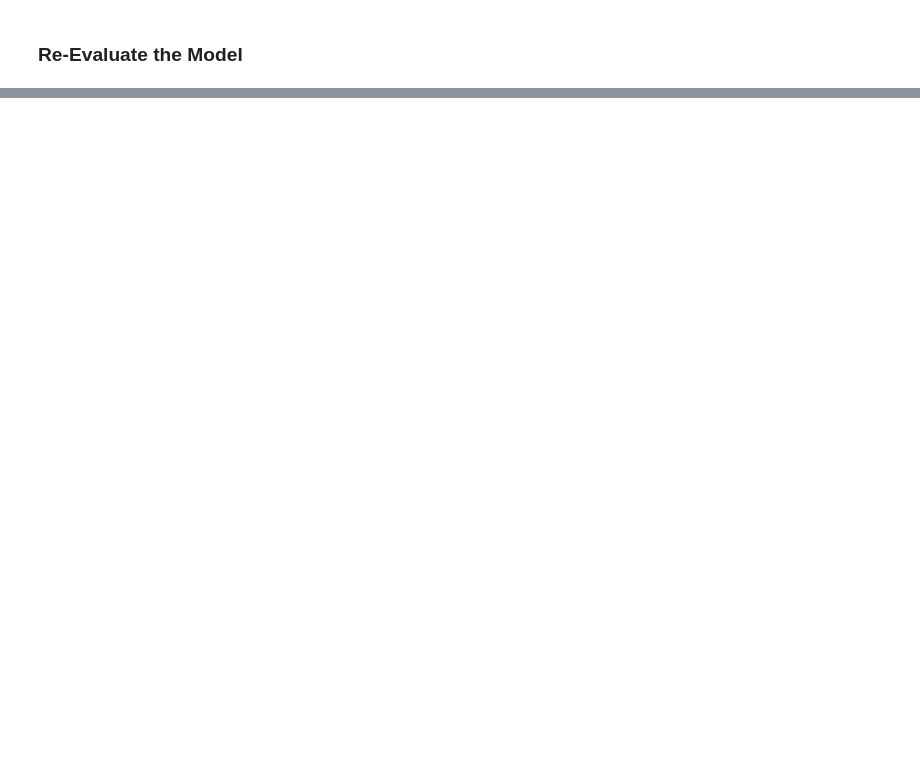
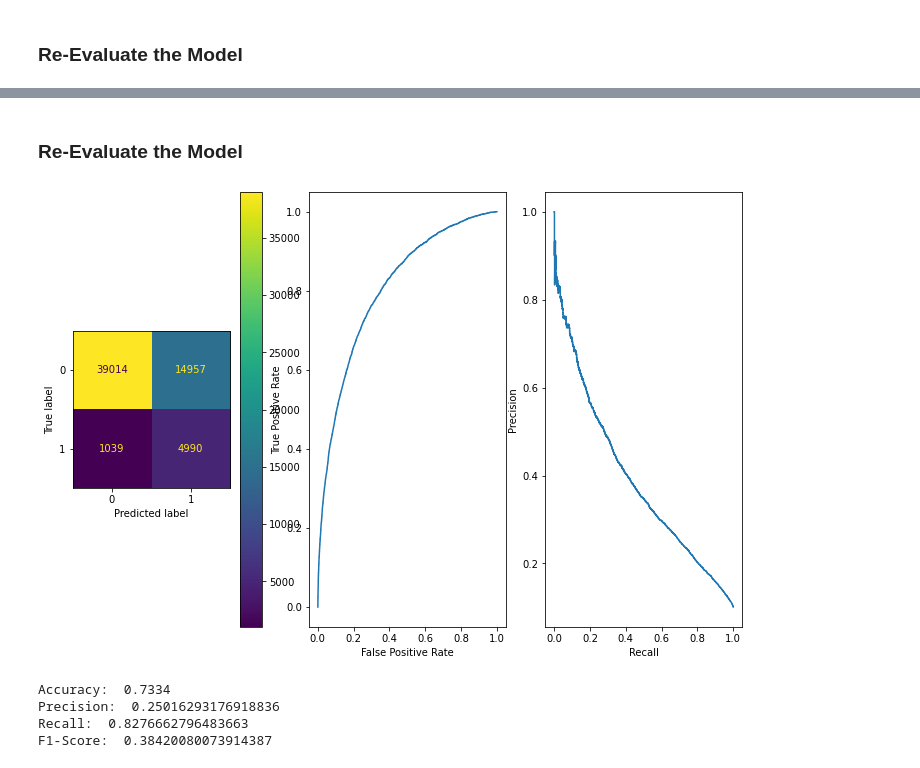
Before and after one commit to matety/ucsd-mle-bootcamp-capstone, a Jupyter notebook: Logistic_Regression_Model.ipynb, the cells around one changed output, grey strips where cells are left out. Drawn from its saved outputs; the diff is of its cells as text; code cells hidden in the pictures; blank space fills up the shorter version.

```diff
--- a/Logistic_Regression_Model.ipynb
+++ b/Logistic_Regression_Model.ipynb
@@ -251,0 +339,45 @@ print("F1-Score: ", f1_score(y_test, y_pred, pos_label=lr_tuned.classes_[1]))
+# %% [markdown]
+### Re-Evaluate the Model
+# %%
+from sklearn.metrics import roc_curve, confusion_matrix, auc
+from sklearn.metrics import ConfusionMatrixDisplay
+from sklearn.metrics import roc_curve
+from sklearn.metrics import RocCurveDisplay
+from sklearn.metrics import precision_recall_curve
+from sklearn.metrics import PrecisionRecallDisplay
+from sklearn.metrics import precision_score, recall_score, f1_score
+
+# Confusion Matrix
+y_pred_downsampled = lr_tuned_downsampled.predict(X_test_scaled)
+cm = confusion_matrix(y_test, y_pred_downsampled)
+cm_display = ConfusionMatrixDisplay(cm)
+
+# ROC Curve
+y_score_downsampled = lr_tuned_downsampled.decision_function(X_test)
+
+fpr_downsampled, tpr_downsampled, _ = roc_curve(y_test, y_score_downsampled, pos_label=lr_tuned_downsampled.classes_[1])
+roc_display = RocCurveDisplay(fpr=fpr_upsampled, tpr=tpr_upsampled)
+
+# Precision-Recall Curve
+prec_downsampled, recall_downsampled, _ = precision_recall_curve(y_test, y_score_downsampled, pos_label=lr_tuned_downsampled.classes_[1])
+pr_display = PrecisionRecallDisplay(precision=prec, recall=recall)
+
+fig, (ax1, ax2, ax3) = plt.subplots(1, 3, figsize=(12, 8))
+
+cm_display.plot(ax=ax1)
+roc_display.plot(ax=ax2)
+pr_display.plot(ax=ax3)
+plt.show()
+# %% [output]
+[figure, added]
+# %%
+y_pred_downsampled = lr_tuned_downsampled.predict(X_test_scaled)
+print("Accuracy: ", accuracy_score(y_test, y_pred_downsampled))
+print("Precision: ", precision_score(y_test, y_pred_downsampled, pos_label=lr_tuned_downsampled.classes_[1]))
+print("Recall: ", recall_score(y_test, y_pred_downsampled, pos_label=lr_tuned_downsampled.classes_[1]))
+print("F1-Score: ", f1_score(y_test, y_pred_downsampled, pos_label=lr_tuned_downsampled.classes_[1]))
+# %% [output]
+Accuracy:  0.7334
+Precision:  0.25016293176918836
+Recall:  0.8276662796483663
+F1-Score:  0.38420080073914387
```
Also changed, not shown: parts of 20 cells of this notebook.
